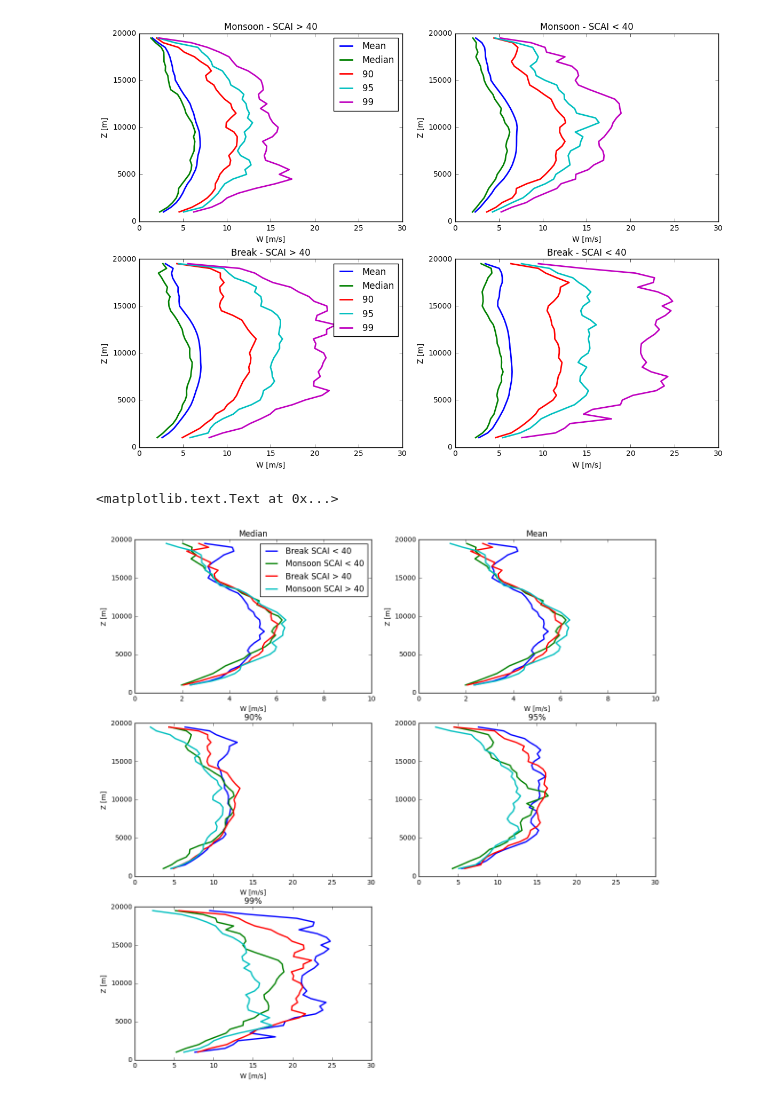
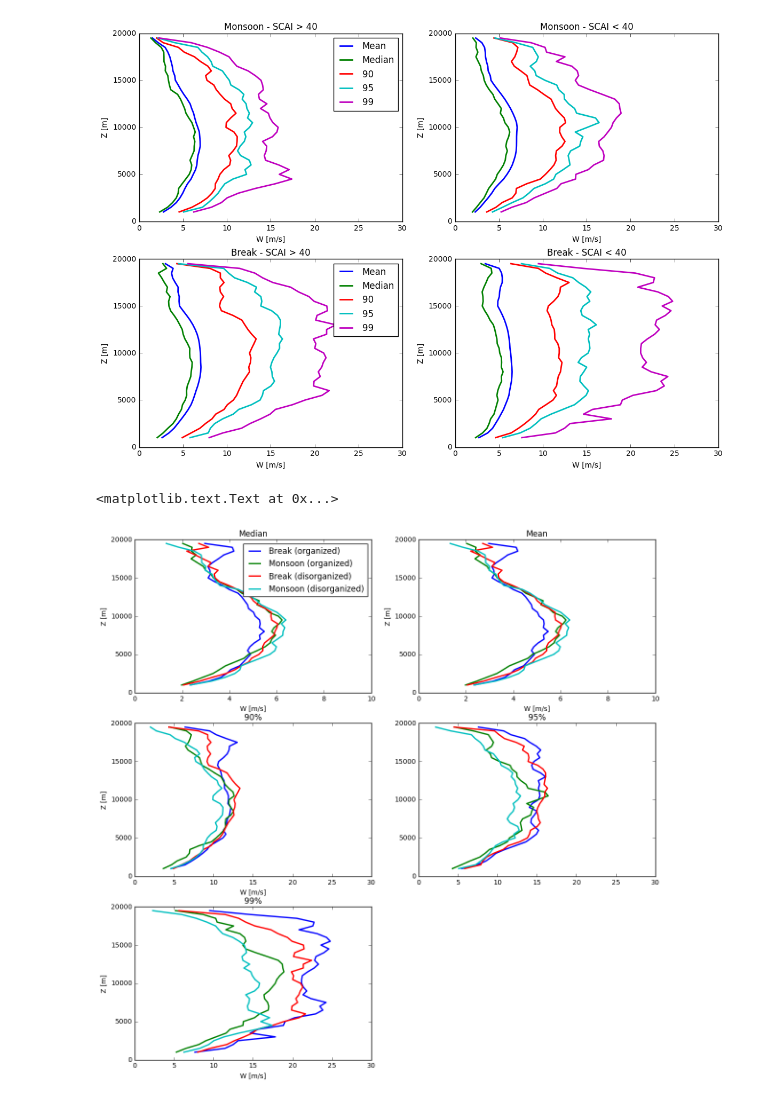
Before and after one commit to rcjackson/cmdv-rrm-anl, a Jupyter notebook: notebooks/w pdf by Drosdowsky.ipynb, the cells around one changed output. Cells and saved outputs as stored; diff of their text form; code cells hidden in the pictures.

```diff
--- a/notebooks/w pdf by Drosdowsky.ipynb
+++ b/notebooks/w pdf by Drosdowsky.ipynb
@@ -201,10 +201,10 @@ plt.plot(median_b_organized,z_b,linewidth=2)
 plt.plot(median_m_organized,z_m,linewidth=2)
 plt.plot(median_b_disorganized,z_b,linewidth=2)
 plt.plot(median_m_disorganized,z_m,linewidth=2)
-plt.legend(['Break SCAI < 40',
-            'Monsoon SCAI < 40',
-            'Break SCAI > 40',
-            'Monsoon SCAI > 40'], loc='best')
+plt.legend(['Break (organized)',
+            'Monsoon (organized)',
+            'Break (disorganized)',
+            'Monsoon (disorganized)'], loc='best')
 plt.xlim([0,10])
 plt.title('Median')
 plt.xlabel('W [m/s]')
@@ -222,31 +222,31 @@ plt.ylabel('Z [m]')
 
 plt.subplot(323)
 plt.plot(ninety_b_organized,z_b,linewidth=2)
 plt.plot(ninety_m_organized,z_m,linewidth=2)
 plt.plot(ninety_b_disorganized,z_b,linewidth=2)
 plt.plot(ninety_m_disorganized,z_m,linewidth=2)
 plt.xlim([0,30])
 plt.xlabel('W [m/s]')
 plt.ylabel('Z [m]')
 plt.title('90%')
 
 plt.subplot(324)
 plt.plot(ninety_five_b_organized,z_b,linewidth=2)
 plt.plot(ninety_five_m_organized,z_m,linewidth=2)
 plt.plot(ninety_five_b_disorganized,z_b,linewidth=2)
 plt.plot(ninety_five_m_disorganized,z_m,linewidth=2)
 plt.xlim([0,30])
 plt.title('95%')
 
 plt.subplot(325)
 plt.plot(ninety_nine_b_organized,z_b,linewidth=2)
 plt.plot(ninety_nine_m_organized,z_m,linewidth=2)
 plt.plot(ninety_nine_b_disorganized,z_b,linewidth=2)
 plt.plot(ninety_nine_m_disorganized,z_m,linewidth=2)
 plt.xlim([0,30])
 plt.title('99%')
 plt.xlabel('W [m/s]')
 plt.ylabel('Z [m]')
 # %% [output]
 <matplotlib.text.Text at 0x...>
-[figure, old version]
+[figure, new version]
```
Also changed, not shown: 1 other file.
